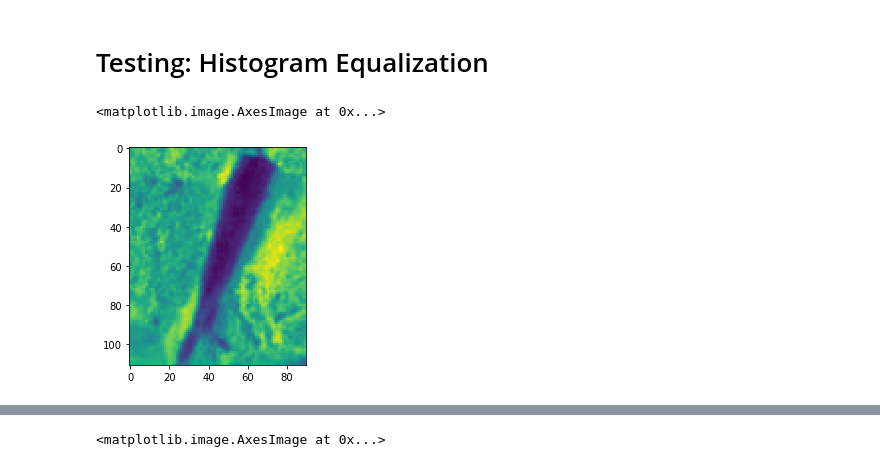
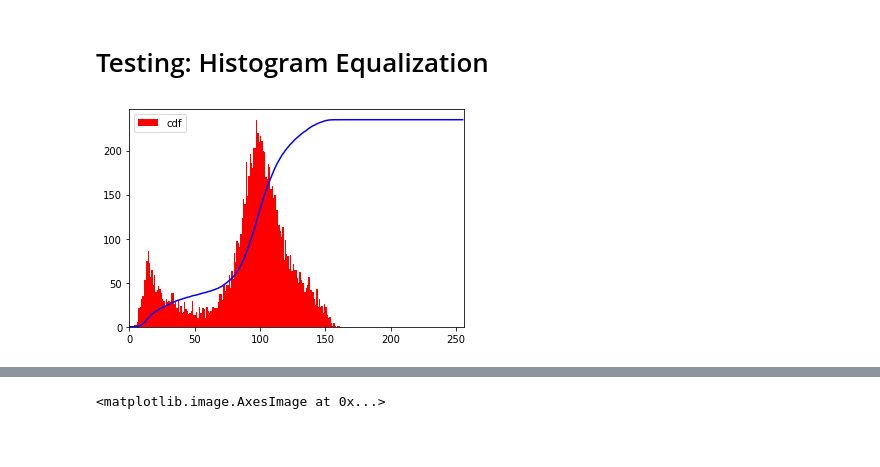
Before and after one commit to oi-deepscribe/deepscribe, a Jupyter notebook: notebooks/image-preprocessing .ipynb, the cells around one changed output, grey strips where cells are left out. Drawn from its saved outputs; the diff is of its cells as text; code cells hidden in the pictures; blank space fills up the shorter version.

```diff
--- a/notebooks/image-preprocessing .ipynb
+++ b/notebooks/image-preprocessing .ipynb
@@ -11,5 +12,5 @@ from matplotlib import pyplot as plt
 # %%
-path = "../data/processed/pfa_new/a_pfa.h5"
+path = "../../deepscribe-data/processed/pfa_new/a_pfa.h5"
 
 f = h5py.File(path, 'r')
 
@@ -29,11 +30,9 @@ test_indx = list(group.keys())[60]
 dset = group[test_indx]
 print("dataset attributes: \n type {} \n shape {} \n".format(dset.shape, dset.dtype))
 # get numpy array
-dset_numpy = dset.value
+dset_numpy = dset[()]
 
-# opencv image color ordering is wrong (BGR instead of RGB)
-dset_corrected = dset_numpy[:,:,::-1]
 
-plt.imshow(dset_corrected)
+plt.imshow(dset_numpy)
 # %% [output]
 dataset attributes:
@@ -46,37 +129,28 @@ dataset attributes:
 # %%
 # copy image and convert to grayscale
 
-img_test = np.array(dset_numpy)
-img_gray = cv2.cvtColor(img_test, cv2.COLOR_BGR2GRAY)
-
 # make image histogram
-hist,bins = np.histogram(img_gray.flatten(),256,[0,256])
+hist,bins = np.histogram(dset_numpy.flatten(),256,[0,256])
 cdf = hist.cumsum()
 cdf_normalized = cdf * hist.max()/ cdf.max()
 
-# plt.hist(img.flatten(),256,[0,256], color = 'r')
-# plt.xlim([0,256])
-# plt.legend(('cdf','histogram'), loc = 'upper left')
-# plt.plot(cdf_normalized, color = 'b')
+plt.hist(dset_numpy.flatten(),256,[0,256], color = 'r')
+plt.xlim([0,256])
+plt.legend(('cdf','histogram'), loc = 'upper left')
+plt.plot(cdf_normalized, color = 'b')
 
 # simple histogram equalization
-equalized = cv2.equalizeHist(img_gray)
+equalized = cv2.equalizeHist(dset_numpy)
 
 # new histogram
 
 # hist,bins = np.histogram(equalized.flatten(),256,[0,256])
 
 # cdf = hist.cumsum()
 # cdf_normalized = cdf * hist.max()/ cdf.max()
 # plt.hist(equalized.flatten(),256,[0,256], color = 'r')
 # plt.xlim([0,256])
 # plt.legend(('cdf','histogram'), loc = 'upper left')
 # plt.plot(cdf_normalized, color = 'b')
-
-# adaptive histogram
-
-clahe = cv2.createCLAHE(clipLimit=2.0, tileGridSize=(8,8))
-cl1 = clahe.apply(img)
 # %% [output]
-<matplotlib.image.AxesImage at 0x...>
-[figure, old version]
+[figure, new version]
```
Also changed, not shown: parts of 15 cells of this notebook, 14 other files.
